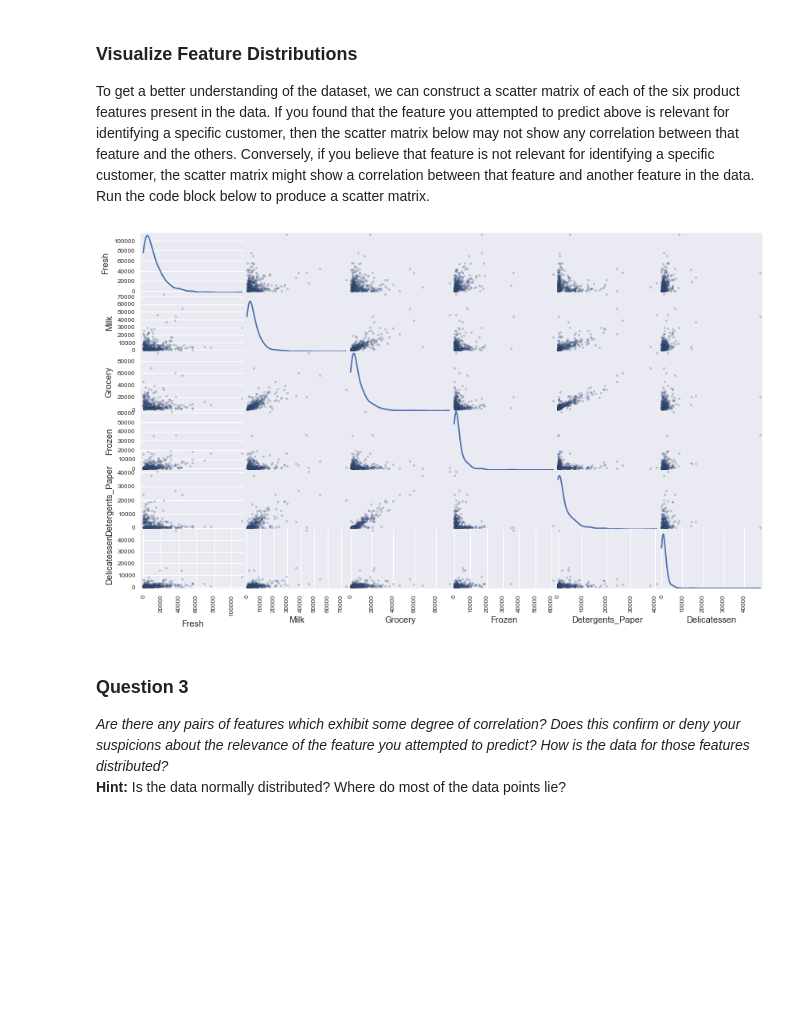
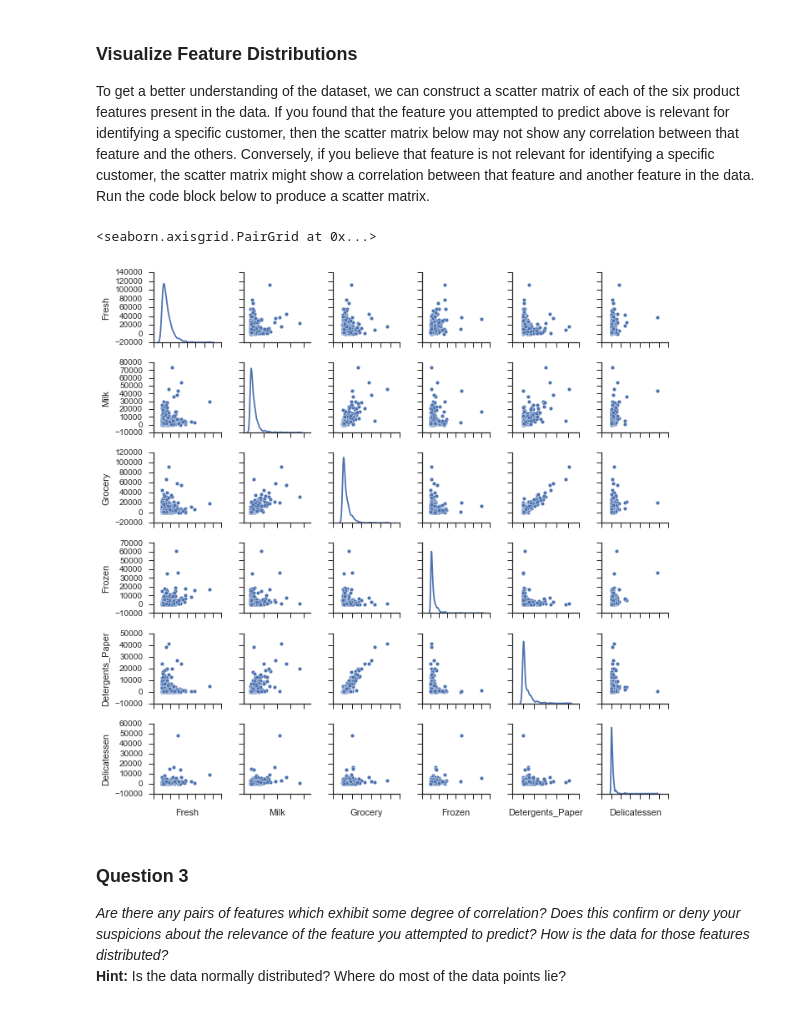
Before and after one commit to FaisalAl-Tameemi/ml-customer-segments, a Jupyter notebook: customer_segments.ipynb, the cells around one changed output. Drawn from its saved outputs; the diff is of its cells as text; code cells hidden in the pictures; blank space fills up the shorter version.

Commit message:
updated matrix plots w. seaborn

```diff
--- a/customer_segments.ipynb
+++ b/customer_segments.ipynb
@@ -164,9 +168,12 @@ Other features, _such as 'Fresh' and 'Milk'_, were tested against and either had
 To get a better understanding of the dataset, we can construct a scatter matrix of each of the six product features present in the data. If you found that the feature you attempted to predict above is relevant for identifying a specific customer, then the scatter matrix below may not show any correlation between that feature and the others. Conversely, if you believe that feature is not relevant for identifying a specific customer, the scatter matrix might show a correlation between that feature and another feature in the data. Run the code block below to produce a scatter matrix.
 # %%
 # Produce a scatter matrix for each pair of features in the data
-pd.scatter_matrix(data, alpha = 0.3, figsize = (14,8), diagonal = 'kde');
+# (changed original codebase to use seaborn)
+mx_plot = sns.pairplot(data, diag_kind="kde", size=1.6)
+mx_plot.set(xticklabels=[])
 # %% [output]
+<seaborn.axisgrid.PairGrid at 0x...>
-[figure, old version]
+[figure, new version]
 # %% [markdown]
 ### Question 3
 *Are there any pairs of features which exhibit some degree of correlation? Does this confirm or deny your suspicions about the relevance of the feature you attempted to predict? How is the data for those features distributed?*
```
Also changed, not shown: parts of 4 cells of this notebook, 2 other files.
